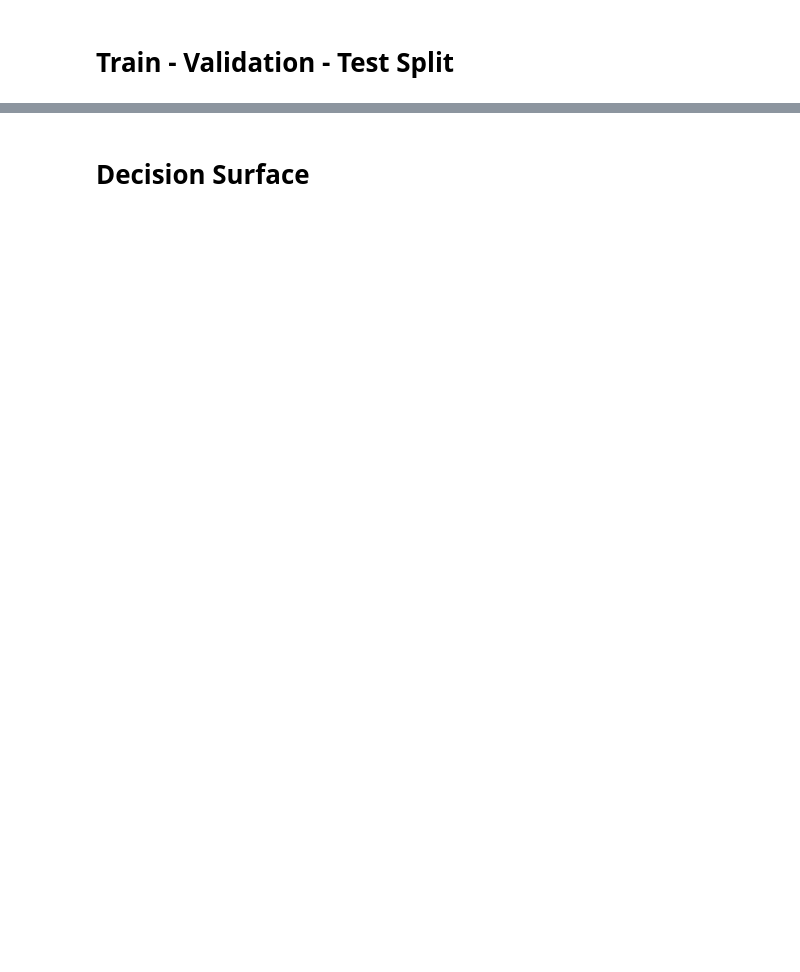
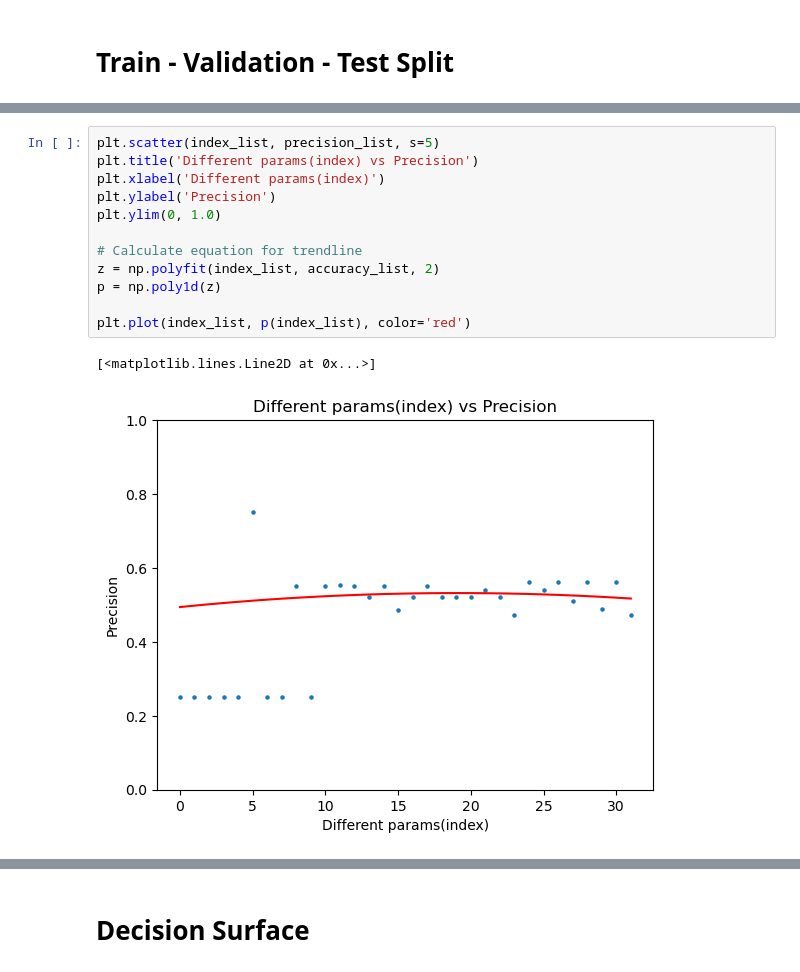
Before and after one commit to petertran14/CS524-Final-Project, a Jupyter notebook: SVM Model/SVM_1.ipynb, the cells around one changed output, grey strips where cells are left out. Saved outputs shown, nothing was run; the diff lists cells and outputs as text; blank space fills up the shorter version.

```diff
--- a/SVM Model/SVM_1.ipynb
+++ b/SVM Model/SVM_1.ipynb
@@ -90,0 +180,15 @@ plt.show()
+# %%
+plt.scatter(index_list, precision_list, s=5)
+plt.title('Different params(index) vs Precision')
+plt.xlabel('Different params(index)')
+plt.ylabel('Precision')
+plt.ylim(0, 1.0)
+
+# Calculate equation for trendline
+z = np.polyfit(index_list, accuracy_list, 2)
+p = np.poly1d(z)
+
+plt.plot(index_list, p(index_list), color='red')
+# %% [output]
+[<matplotlib.lines.Line2D at 0x...>]
+[figure, added]
```
Also changed, not shown: parts of 19 cells of this notebook.
